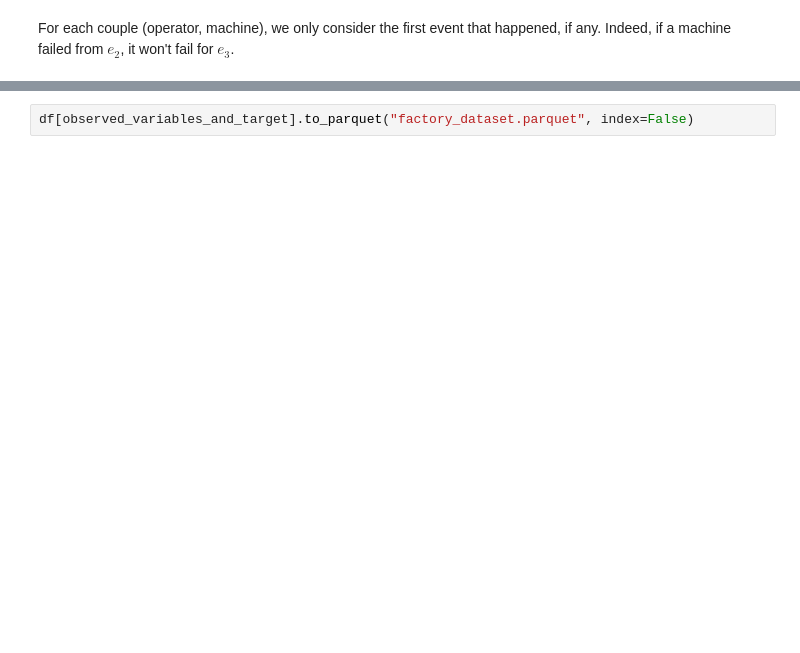
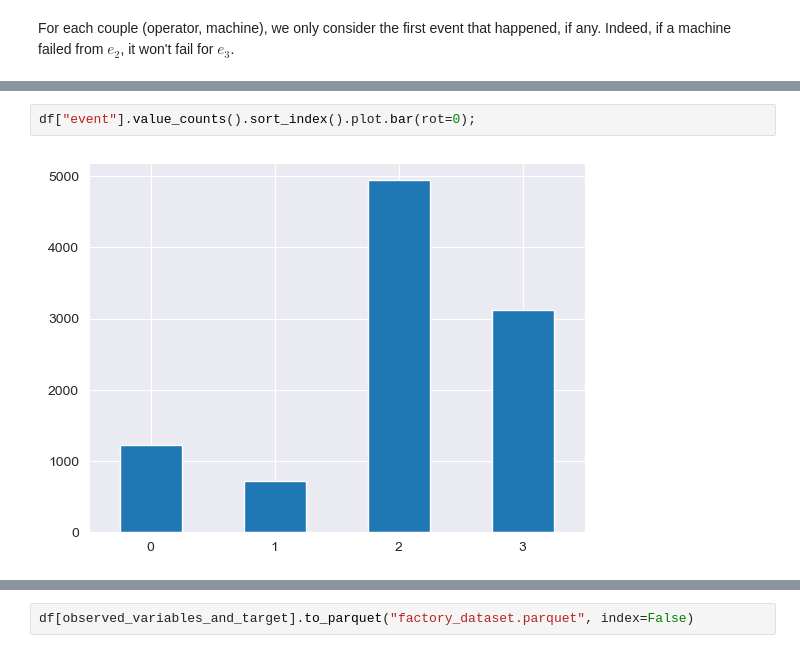
Before and after one commit to soda-inria/survival-analysis-benchmark, a Jupyter notebook: notebooks/factory_dataset.ipynb, the cells around one changed output, grey strips where cells are left out. Drawn from its saved outputs; the diff is of its cells as text; blank space fills up the shorter version.

```diff
--- a/notebooks/factory_dataset.ipynb
+++ b/notebooks/factory_dataset.ipynb
@@ -591,0 +558,4 @@ df[observed_variables_and_target]
+# %%
+df["event"].value_counts().sort_index().plot.bar(rot=0);
+# %% [output]
+[figure, added]
```
Also changed, not shown: parts of 57 cells of this notebook.
